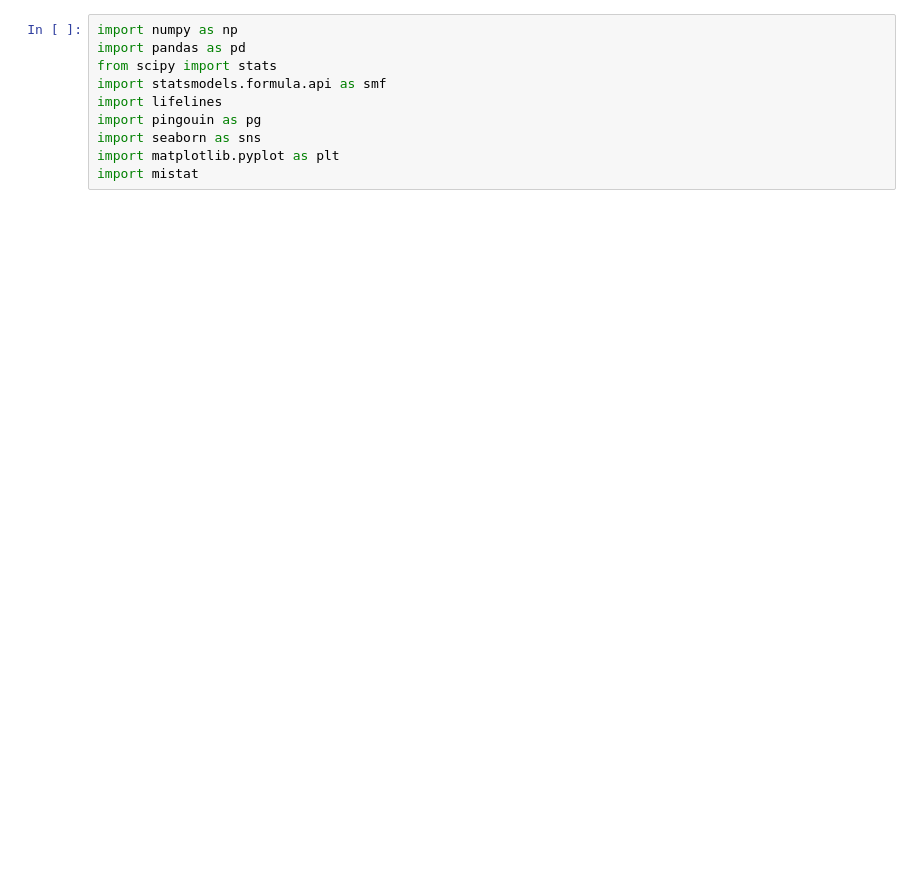
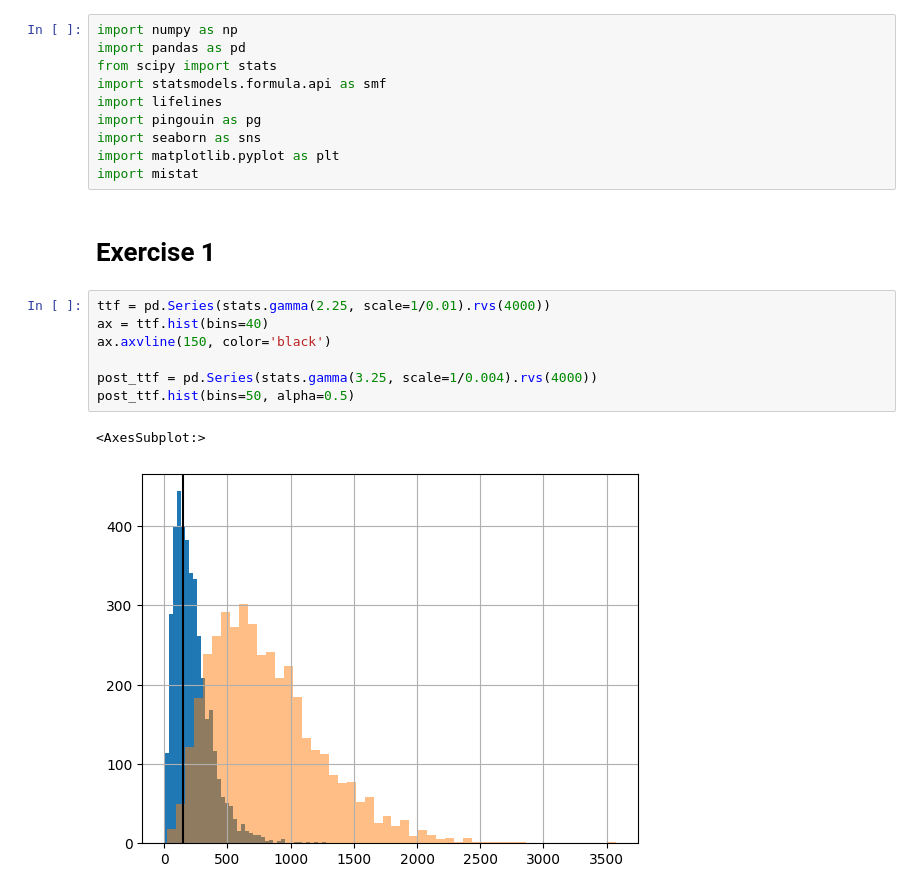
Before and after one commit to gedeck/mistat-code-solutions, a Jupyter notebook: IndustrialStatistics/solutions/Solution_Chap010_ex.ipynb, the cells around one changed output. Drawn from its saved outputs; the diff is of its cells as text; blank space fills up the shorter version.

```diff
--- a/IndustrialStatistics/solutions/Solution_Chap010_ex.ipynb
+++ b/IndustrialStatistics/solutions/Solution_Chap010_ex.ipynb
@@ -25,3 +26,15 @@ import pingouin as pg
 import seaborn as sns
 import matplotlib.pyplot as plt
 import mistat
+# %% [markdown]
+# Exercise 1
+# %%
+ttf = pd.Series(stats.gamma(2.25, scale=1/0.01).rvs(4000))
+ax = ttf.hist(bins=40)
+ax.axvline(150, color='black')
+
+post_ttf = pd.Series(stats.gamma(3.25, scale=1/0.004).rvs(4000))
+post_ttf.hist(bins=50, alpha=0.5)
+# %% [output]
+<AxesSubplot:>
+[figure, added]
```
Also changed, not shown: parts of 13 cells of this notebook, 26 other files.
